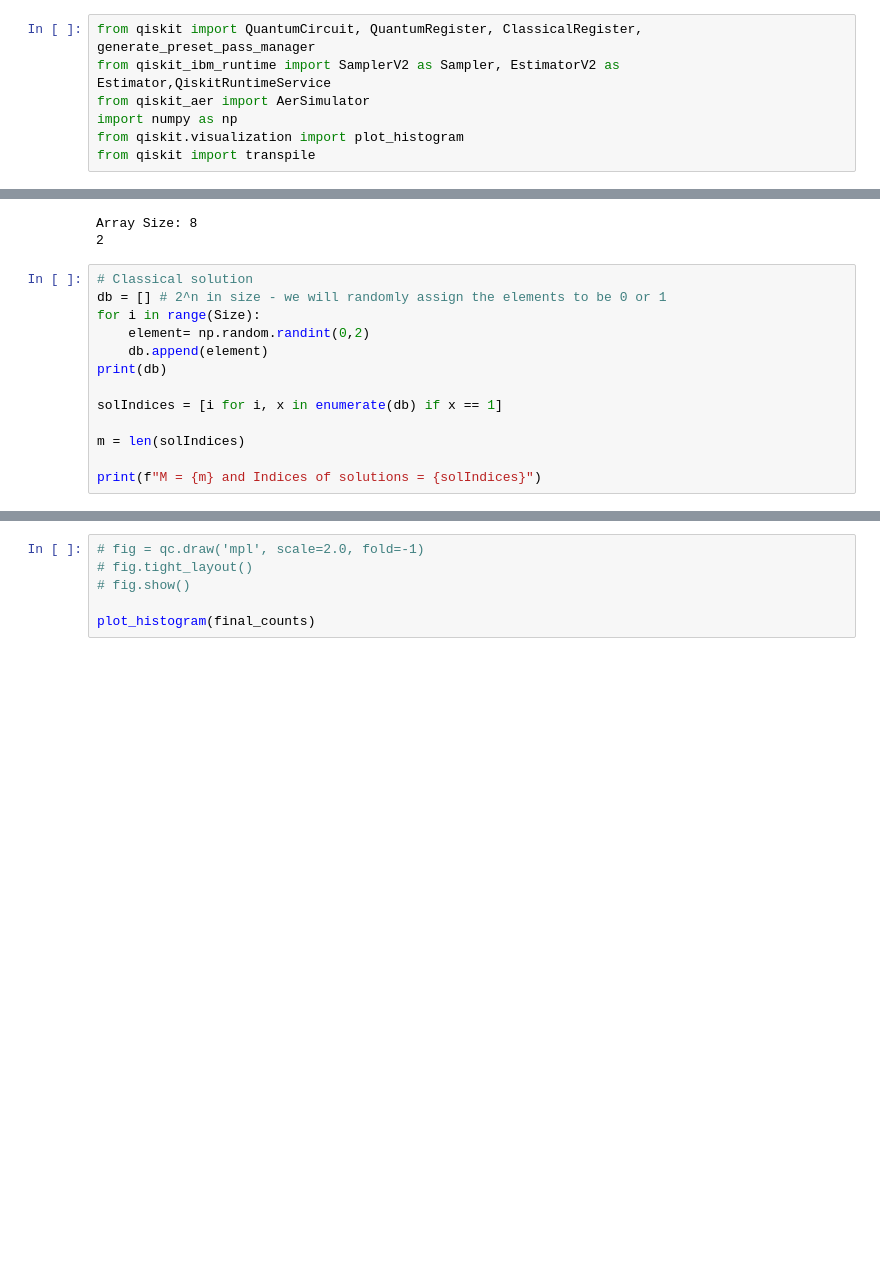
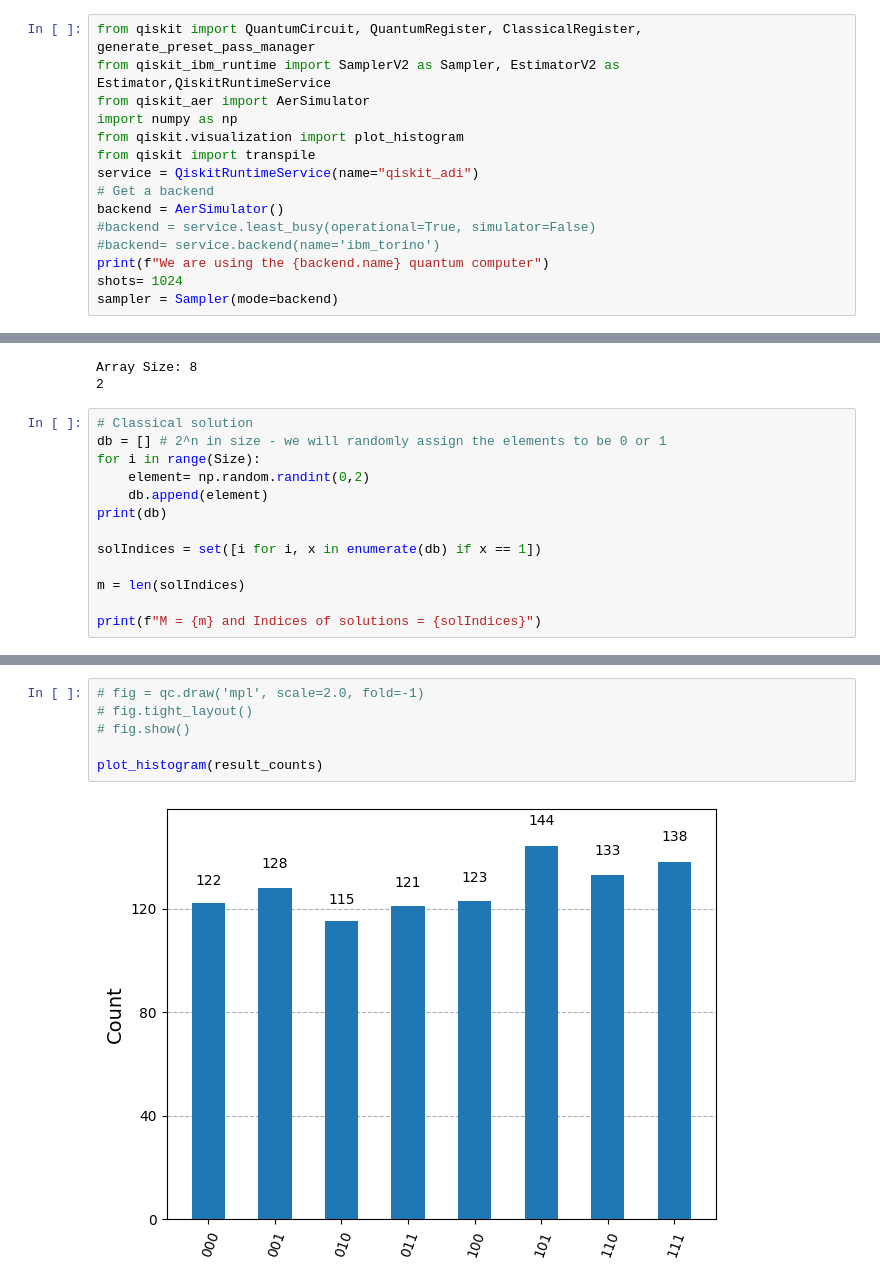
Before and after one commit to Adithya2685-git/GroverAdaptiveSearch, a Jupyter notebook: GroverAdaptiveSearch.ipynb, the cells around one changed output, grey strips where cells are left out. Drawn from its saved outputs; the diff is of its cells as text; blank space fills up the shorter version.

```diff
--- a/GroverAdaptiveSearch.ipynb
+++ b/GroverAdaptiveSearch.ipynb
@@ -5,3 +5,11 @@ from qiskit_aer import AerSimulator
 import numpy as np
 from qiskit.visualization import plot_histogram
 from qiskit import transpile
+service = QiskitRuntimeService(name="qiskit_adi")
+# Get a backend
+backend = AerSimulator()
+#backend = service.least_busy(operational=True, simulator=False)
+#backend= service.backend(name='ibm_torino')
+print(f"We are using the {backend.name} quantum computer")
+shots= 1024
+sampler = Sampler(mode=backend)
@@ -22,7 +32,7 @@ for i in range(Size):
     db.append(element)
 print(db)
 
-solIndices = [i for i, x in enumerate(db) if x == 1]
+solIndices = set([i for i, x in enumerate(db) if x == 1])
 
 m = len(solIndices)
 
@@ -220,6 +160,8 @@ Running with 1 iterations
 # %%
 # fig = qc.draw('mpl', scale=2.0, fold=-1)
 # fig.tight_layout()
 # fig.show()
 
-plot_histogram(final_counts)
+plot_histogram(result_counts)
+# %% [output]
+[figure, added]
```
Also changed, not shown: parts of 10 cells of this notebook.
